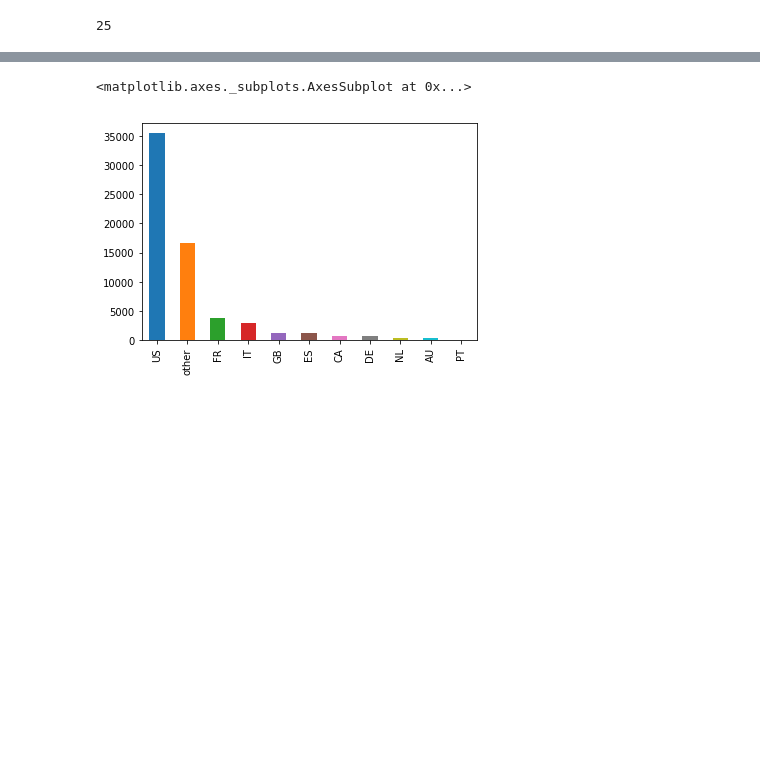
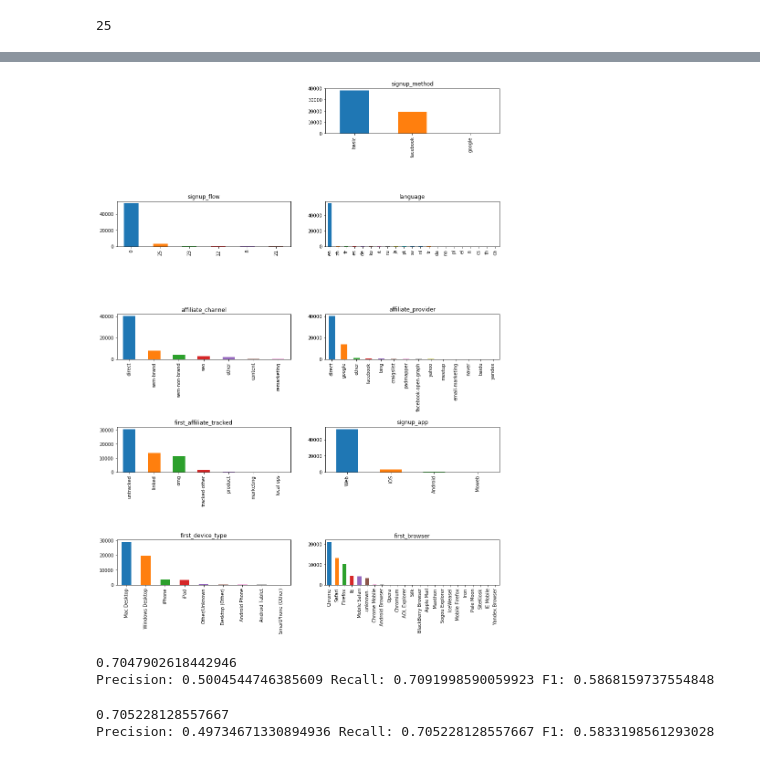
Before and after one commit to conniegithub/7-Travel-Booking-in-Python, a Jupyter notebook: Travel Python.ipynb, the cells around one changed output, grey strips where cells are left out. Drawn from its saved outputs; the diff is of its cells as text; code cells hidden in the pictures; blank space fills up the shorter version.

```diff
--- a/Travel Python.ipynb
+++ b/Travel Python.ipynb
@@ -205,0 +188,5 @@ country_destination: ['US' 'other' 'CA' 'FR' 'IT' 'ES' 'GB' 'NL' 'DE' 'AU' 'PT']
+# %%
+# Unique Categories of Selected Features in Training Data
+#print("gender:", train_noNA['gender'].unique())
+for k in range(1, train_noNA.shape[1]):
+    print(eval('train_noNA.columns.values[k]'), ':', train_noNA[train_noNA.columns.values[k]].unique())
@@ -281,0 +313,23 @@ first_browser: False
+# %%
+# Only Keep Intersection in Training and Testing Datasets
+train_int = train_noNA
+for i in range(4, 15):
+    for j in range(3, 14):
+        if train_noNA.columns.values[i] == common.index.values[j]:
+            train_int = train_int[train_noNA[train_noNA.columns.values[i]].isin(common[0][common.index.values[j]])]
+print(train_int.shape) # mush smaller now
+
+test_int = test_noNA
+for i in range(3, 14):
+    for j in range(3, 14):
+        if test_noNA.columns.values[i] == common.index.values[j]:
+            test_int = test_int[test_noNA[test_noNA.columns.values[i]].isin(common[0][common.index.values[j]])]
+print(test_int.shape)
+
+# Check Again
+for i in range(1, test_int.shape[1]):
+    for j in range(1, train_int.shape[1]):
+        if test_int.columns.values[i] == train_int.columns.values[j]:
+            print(eval('test_int.columns.values[i]'), ':', set(train_int[train_int.columns.values[j]].unique()) == set(test_int[test_int.columns.values[i]].unique()))
+
+#pd.concat([pd.DataFrame(train_int['first_browser'].unique()), pd.DataFrame(test_int['first_browser'].unique())], axis=1, sort=True)
@@ -282,7 +352,9 @@ first_browser: False
 # %%
 # Create a Randomly Selected Smaller Subset of the Data to Work with Since the Original Data is Too Large for My Computer
-np.random.seed(12345)
-train_noNA_part = train_noNA.iloc[np.random.choice(len(train_noNA), size=50000, replace=True),:]
+#np.random.seed(12345)
+#train_noNA_part = train_noNA.iloc[np.random.choice(len(train_noNA), size=50000, replace=True),:]
+train_noNA_part = train_int
+test_noNA = test_int
 # %%
 # Plot Data
 plt.hist(train_noNA_part['age'], 25, facecolor='green')
@@ -295,8 +367,14 @@ plt.show()
 # %%
 # Count Frequency
 train_noNA_part.groupby('first_device_type').count()
-train_noNA_part['first_device_type'].value_counts().plot(kind='bar')
-train_noNA_part['country_destination'].value_counts().plot(kind='bar')
+#train_noNA_part['first_device_type'].value_counts().plot(kind='bar')
+
+fig = plt.figure()
+fig.set_size_inches(15, 20)
+plt.subplots_adjust(hspace=1.5)
+for k in range(6,15):
+    ax = fig.add_subplot(5, 2, k-4)
+    train_noNA_part[train_noNA_part.columns.values[k]].value_counts().plot(kind='bar', ax=ax)
+    plt.title(train_noNA_part.columns.values[k])
 # %% [output]
-<matplotlib.axes._subplots.AxesSubplot at 0x...>
-[figure, old version]
+[figure, new version]
@@ -302,0 +393,27 @@ train_noNA_part['country_destination'].value_counts().plot(kind='bar')
+# %%
+# Fit Linear Regression (create validation set within training set)
+X_train, X_valid, Y_train, Y_valid = train_test_split(X, Y, test_size = .20, random_state = 10)
+model = LinearRegression(fit_intercept=True)
+model.fit(X_train, Y_train)
+Y_pred = model.predict(X_valid) # has negative values, should use logistic regression for categorical response having 0 or 1
+Y_pred = (Y_pred > 0.5) # wrong
+print(accuracy_score(Y_valid, Y_pred))
+precision, recall, F1, support  = precision_recall_fscore_support(Y_valid, Y_pred, average='weighted')
+print('Precision:', precision, 'Recall:', recall, 'F1:', F1)
+# %% [output]
+0.7047902618442946
+Precision: 0.5004544746385609 Recall: 0.7091998590059923 F1: 0.5868159737554848
+# %%
+# Fit Logistic Regression (can only fit when response variable is 1-D)
+destination_name = 'US'
+model = LogisticRegression(fit_intercept=True, solver='lbfgs', multi_class='multinomial')
+model.fit(X_train, Y_train[destination_name])
+Y_pred = model.predict(X_valid) # has negative values, should use logistic regression
+Y_pred = (Y_pred > 0.5)
+print(accuracy_score(Y_valid[destination_name], Y_pred))
+precision, recall, F1, support  = precision_recall_fscore_support(Y_valid[destination_name], Y_pred, average='weighted')
+print('Precision:', precision, 'Recall:', recall, 'F1:', F1) # no data points are classified as positive?
+#roc_curve(Y_pred,Y_valid[destination_name])
+# %% [output]
+0.705228128557667
+Precision: 0.49734671330894936 Recall: 0.705228128557667 F1: 0.5833198561293028
```
Also changed, not shown: parts of 19 cells of this notebook.
